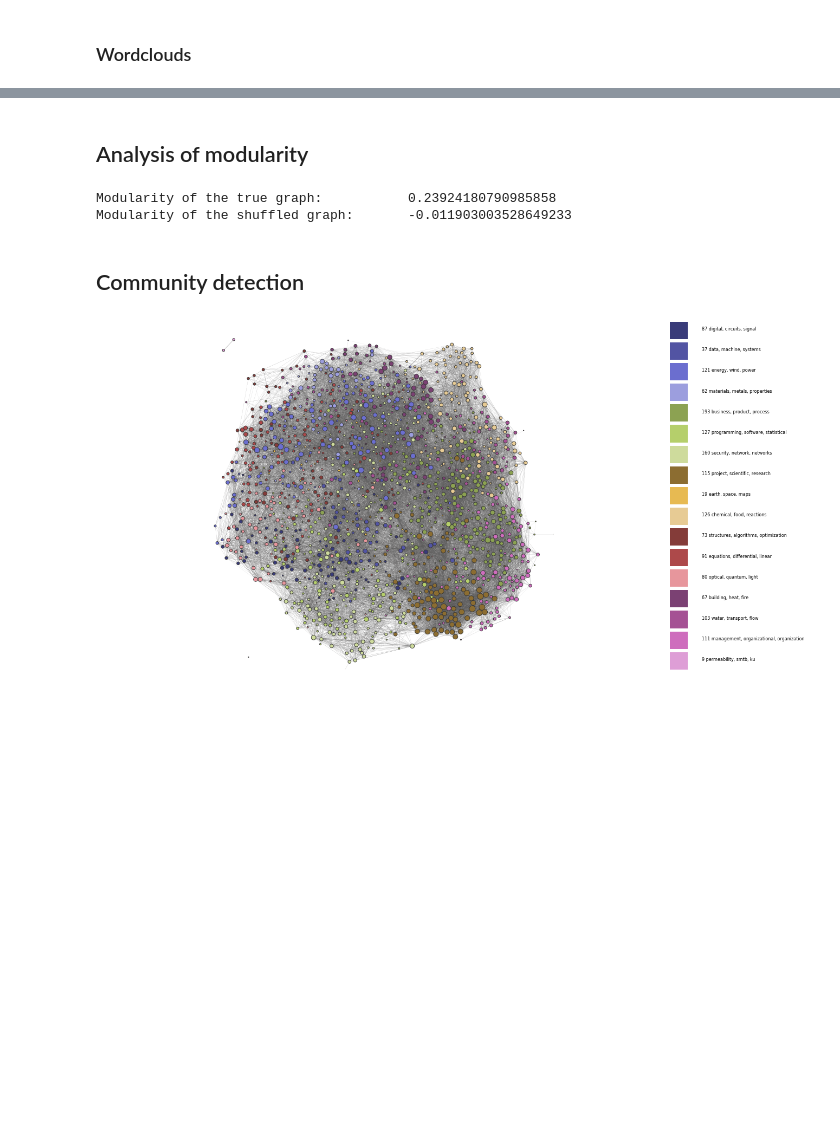
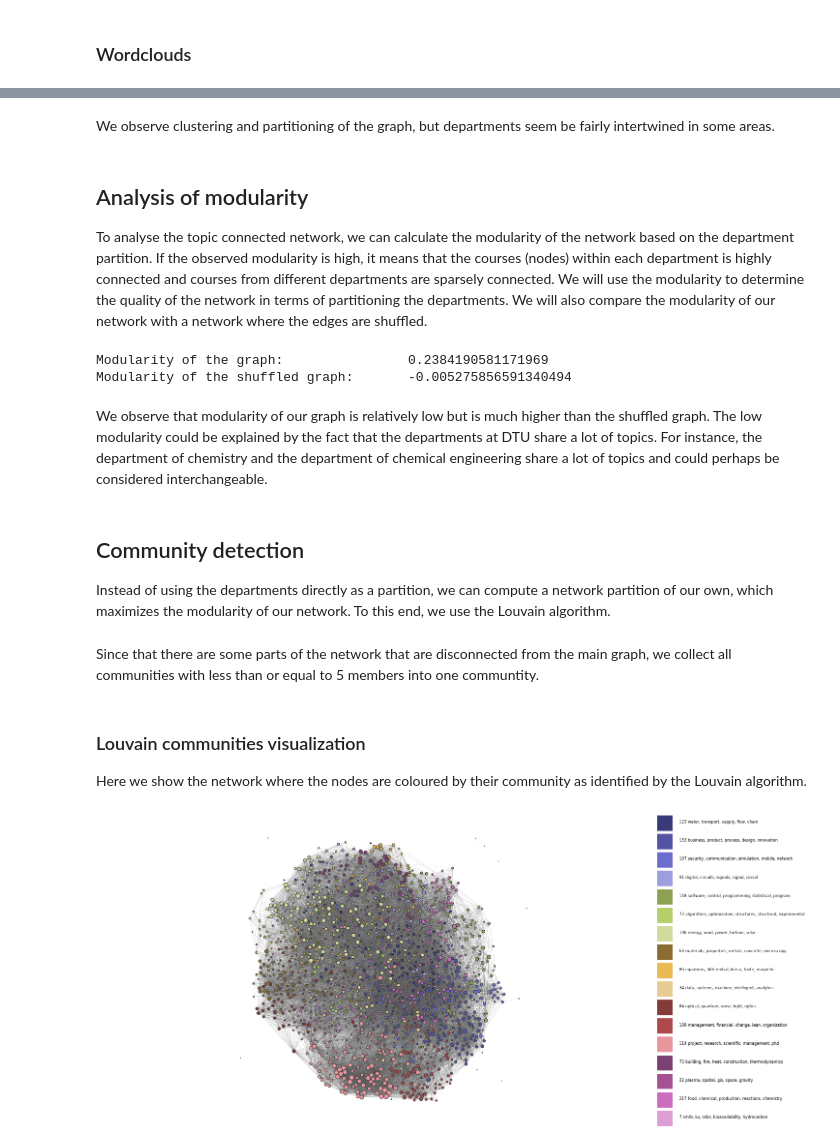
Before and after one commit to R0ner/comsosci-assignments, a Jupyter notebook: analysis.ipynb, the cells around one changed output, grey strips where cells are left out. Saved outputs shown, nothing was run; the diff lists cells and outputs as text; code cells hidden in the pictures; blank space fills up the shorter version.

```diff
--- a/analysis.ipynb
+++ b/analysis.ipynb
@@ -46,6 +56,7 @@ courses['department'] = courses['department'].str.replace('\r\n', ' ')
 courses['responsible'] = courses['responsible'].str.replace('\r\n', ' ')
 courses['co-responsible'] = courses['co-responsible'].str.replace('\r\n', ' ')
 courses['type'] = courses['type'].str.replace('Offered as a single course', '')
+courses['department'] = courses.apply(lambda row: row['department'] if row['department'][0] != ' ' else row['department'][1:], axis=1)
 
 courses.head()
 # %% [output]
@@ -103,7 +137,8 @@ stop_words = set(nltk.corpus.stopwords.words('english'))
 stop_words = stop_words.union(
     set(('versionsee', 'danish', 'general', 'course',
          'learning', 'able', 'met', 'student', 'learning', 'objectives',
-         'content', 'dk', 'kurser', 'https', 'toolsapply'))
+         'content', 'dk', 'kurser', 'https', 'toolsapply', 'must', 'see',
+         'submit'))
 )
 stop_words = [re.sub('[^a-z_-]', '', stop_word) for stop_word in stop_words]
 
@@ -111,8 +146,7 @@ def tokenize(text: str) -> List[str]:
     """Tokenizer function.
     The following is removed from the tokenized text:
     Symbols, stop words.
-
-    Finally, only unique words are included in the tokens (ie. no repeats)"""
+    """
     text = text.lower()
     text = re.sub('[^a-z]', ' ', text)
     tokens = nltk.word_tokenize(text)
@@ -232,6 +267,6 @@ To identify the main topics the topics that appear in less than 10 courses are f
 # %%
-# Filter topics that occur in less than 10 courses
-min_appearances = 10
+# Filter topics that occur in less than 8 courses
+min_appearances = 8
 
 topic_grades_filtered = {topic: avg_grades for topic, avg_grades in topic_grades.items() if len(avg_grades) >= min_appearances}
 topic_arr = np.array(list(topic_grades_filtered.keys()))
@@ -318,7 +395,7 @@ department_cmap = {department: (rgb, "#{0:02x}{1:02x}{2:02x}".format(*rgb)) for
 for k, v in G.nodes(data=True):
     v['group'] = department_cmap[courses.loc[k, 'department']][1]
 # %%
-config = {'zoom': 0.78,
+config = {'zoom': 0.75,
  'node_charge': -45,
  'node_gravity': 0.13253538995726497,
  'link_distance': 50,
@@ -364,5 +441,8 @@ plt.show()
+# %% [markdown]
+We observe clustering and partitioning of the graph, but departments seem be fairly intertwined in some areas.
 # %% [markdown]
 ## Analysis of modularity
+To analyse the topic connected network, we can calculate the modularity of the network based on the department partition. If the observed modularity is high, it means that the courses (nodes) within each department is highly connected and courses from different departments are sparsely connected. We will use the modularity to determine the quality of the network in terms of partitioning the departments. We will also compare the modularity of our network with a network where the edges are shuffled.
 # %%
 department_partition = {}
 for k, v in G.nodes(data=True):
@@ -389,14 +469,19 @@ department_partition = list(department_partition.values())
 
 modularity_random = nx.algorithms.community.modularity(RG, department_partition)
 
-print(f'Modularity of the true graph:\t\t{modularity}\nModularity of the shuffled graph:\t{modularity_random}')
+print(f'Modularity of the graph:\t\t{modularity}\nModularity of the shuffled graph:\t{modularity_random}')
 # %% [output]
-Modularity of the true graph:           0.23924180790985858
-Modularity of the shuffled graph:       -0.011903003528649233
+Modularity of the graph:                0.2384190581171969
+Modularity of the shuffled graph:       -0.005275856591340494
+# %% [markdown]
+We observe that modularity of our graph is relatively low but is much higher than the shuffled graph. The low modularity could be explained by the fact that the departments at DTU share a lot of topics. For instance, the department of chemistry and the department of chemical engineering share a lot of topics and could perhaps be considered interchangeable.
 # %% [markdown]
 ## Community detection
+Instead of using the departments directly as a partition, we can compute a network partition of our own, which maximizes the modularity of our network. To this end, we use the Louvain algorithm.
 # %%
 partition = nx.algorithms.community.louvain_communities(G, resolution=1, threshold=1e-07, seed=1510)
+# %% [markdown]
+Since that there are some parts of the network that are disconnected from the main graph, we collect all communities with less than or equal to 5 members into one communtity.
 # %%
 cleaned_partition = []
 other_community = set()
@@ -408,6 +493,9 @@ for community in partition:
 
 cleaned_partition.append(other_community)
 partition = cleaned_partition
+# %% [markdown]
+### Louvain communities visualization
+Here we show the network where the nodes are coloured by their community as identified by the Louvain algorithm.
 # %%
 n_communities = len(partition)
 
@@ -425,34 +513,32 @@ for k, v in G.nodes(data=True):
 stylized_network, config = wulf.visualize(G, config=config, is_test=False, plot_in_cell_below=False)
 # %%
 fig = plt.figure(constrained_layout=True)
-fig.set_size_inches(18, 9)
+fig.set_size_inches(20, 9)
 subfig1, subfig2 = fig.subfigures(1, 2, wspace=0, width_ratios=(.8, .2))
 axs = subfig2.subplots(n_communities, 2)
 
 for i, (rgb, _) in community_cmap.items():
     community = partition[i]
-    community_topics = np.array([])
+    community_topic_counts = {}
     for course in community:
-        community_topics = np.concatenate((community_topics, course_topics[course]))
-    topics, counts = np.unique(community_topics, return_counts=True)
+        for topic, tf in course_topics_tf[course].items():
+            if topic not in community_topic_counts:
+                community_topic_counts[topic] = tf
+            else:
+                community_topic_counts[topic] += tf
+    topics, counts = np.array(list(community_topic_counts.keys())), np.array(list(community_topic_counts.values()))
     if topics.size:
         sorted_indices = np.argsort(counts)[::-1]
-        topics_top3 = list(topics[sorted_indices[:3]])
+        topics_top5 = list(topics[sorted_indices[:5]])
     ax_color, ax_text = axs[i]
-    ax_text.text(0, 0.5, f"{len(community)} {', '.join(topics_top3)}" , dict(size=8))
+    ax_text.text(0, 0.5, f"{len(community)} {', '.join(topics_top5)}" , dict(size=8))
     ax_color.imshow([[np.array(rgb)/255]])
     ax_text.axis('off')
     ax_color.axis('off')
-    # DEBUG
-    if len(community) == 1:
-        offender = list(community)[0]
-        print(offender)
-        print(courses.loc[offender, 'name'])
-        print(', '.join(topics_top3))
 
 ax = subfig1.subplots(1, 1)
 fig, ax = wulf.draw_netwulf(stylized_network, fig=subfig2, ax=ax)
 plt.show()
 # %% [output]
-[figure, old version]
+[figure, new version]
 # %% [markdown]
```
Also changed, not shown: parts of 35 cells of this notebook, 1 other file.
